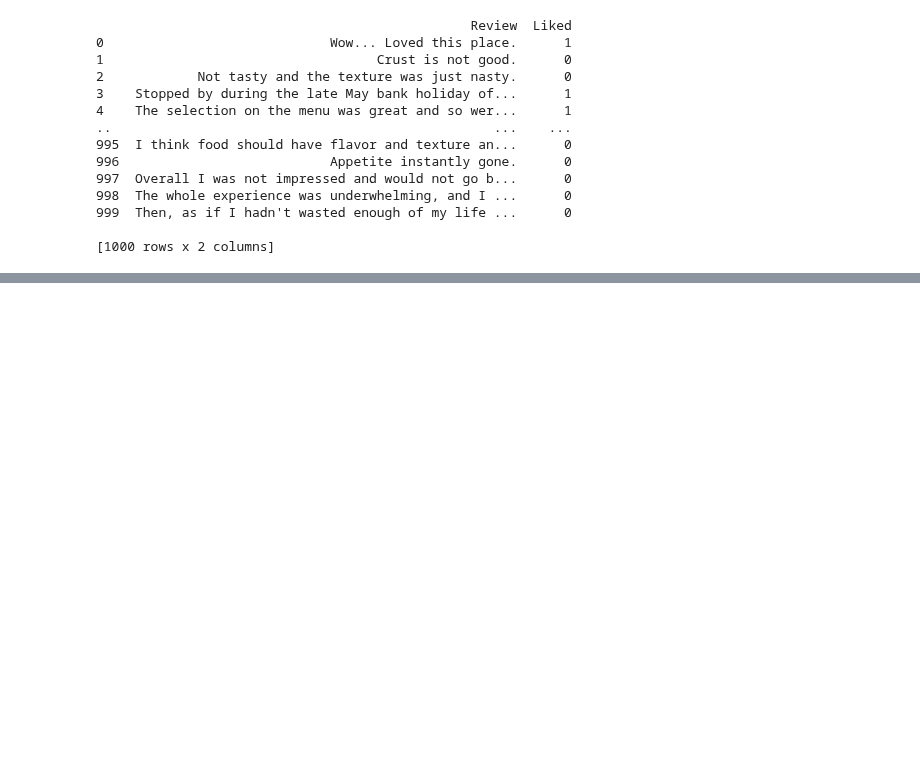
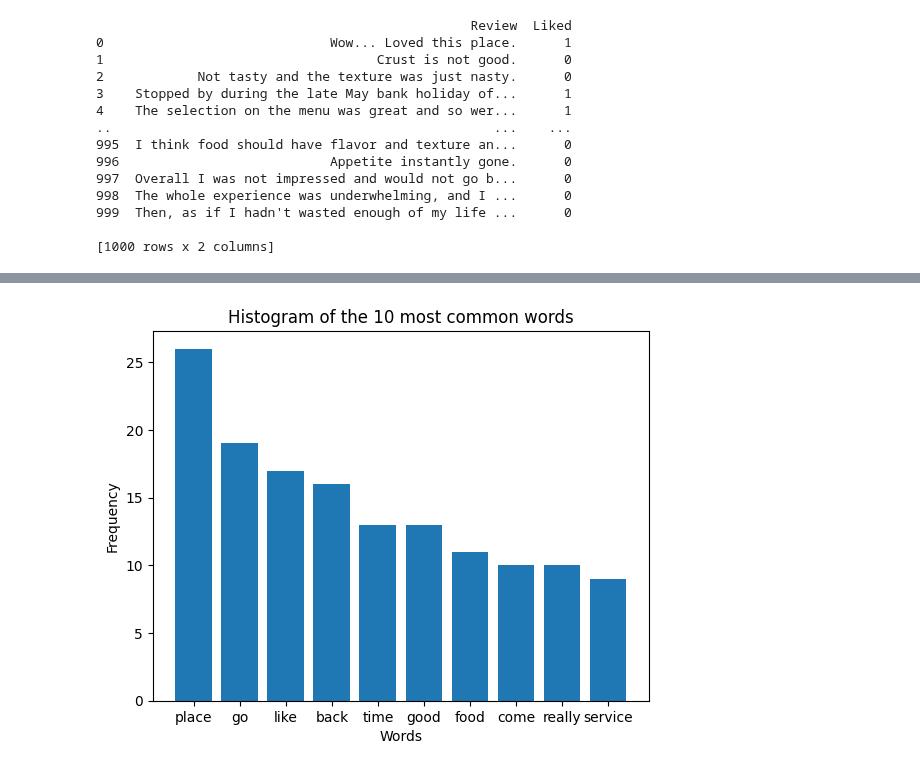
Before and after one commit to VilleKylmamaa/SentimentAnalysisMachineLearning, a Jupyter notebook: Restaurant_Review_Analysis.ipynb, the cells around one changed output, grey strips where cells are left out. Cells and saved outputs as stored; diff of their text form; code cells hidden in the pictures; blank space fills up the shorter version.

```diff
--- a/Restaurant_Review_Analysis.ipynb
+++ b/Restaurant_Review_Analysis.ipynb
@@ -295,0 +347,77 @@ The package is available from sentistrength.wlv.ac.uk.
+# %%
+""" 8.
+We want to further emphasize on misclassified reviews. For this purpose, concatenate all reviews for which the
+sentiment score is positive while the annotation is zero and those for which the sentiment is zero while the
+annotation is 1. Construct the Wordcloud of this dataset. Write a histogram showing the 10 most common wordings
+in this dataset. Comment on the findings.
+"""
+
+# Collect misclassified ratings
+misclassified_reviews = []
+
+for index, row in enumerate(review_column):
+    rated_sentiment = rate_sentiment(row)
+    converted_sentiment = score_to_binary(rated_sentiment)
+
+    if converted_sentiment != liked_column[index]:
+        misclassified_reviews.append(row)
+
+print("Number of misclassified ratings:")
+print(len(misclassified_reviews), "\n")
+
+
+# Preprocessing
+def pre_process(doc_string):
+    stopwords = list(set(nltk.corpus.stopwords.words('english')))
+    sentences = sent_tokenize(doc_string)
+    tokens = []
+
+    for sentence in sentences:
+        words = word_tokenize(sentence.lower())
+
+        # TODO Do we want stemming?
+        # words = [SnowballStemmer("english").stem(word) for word in words]
+
+        # TODO Lots of misspelled words -> misspelling correction?
+
+        words = [WordNetLemmatizer().lemmatize(word, pos="v") for word in words]
+
+        # Leave out numbers and stopwords
+        words = [
+            word for word in words
+            if word.isalpha()
+            and word not in stopwords
+        ]
+        tokens.extend(words)
+
+    return tokens
+
+
+misclassified_reviews_preprocessed = pre_process(' '.join(misclassified_reviews))
+
+print("Number of word tokens after preprocessing:")
+print(len(misclassified_reviews_preprocessed), "\n")
+
+print("Word tokens after preprocessing (print truncated to first 50 elements):")
+print(misclassified_reviews_preprocessed[:50], "\n")
+
+
+# Collect 10 most common words
+most_common_words = Counter(misclassified_reviews_preprocessed).most_common(10)
+
+# Parse the generated tuples into two different arrays
+words = [word for word, _ in most_common_words]
+counts = [counts for _, counts in most_common_words]
+
+# Plot the words and their frequency
+print("Histogram of the 10 most common words:")
+plt.bar(words, counts)
+plt.title("Histogram of the 10 most common words")
+plt.ylabel("Frequency")
+plt.xlabel("Words")
+plt.show()
+
+
+
+# TODO Word cloud
+# %% [output]
@@ -296,2 +434,3 @@ The package is available from sentistrength.wlv.ac.uk.
+[figure, added]
 # %%
 """ 9.
```
Also changed, not shown: parts of 17 cells of this notebook, 9 other files.
